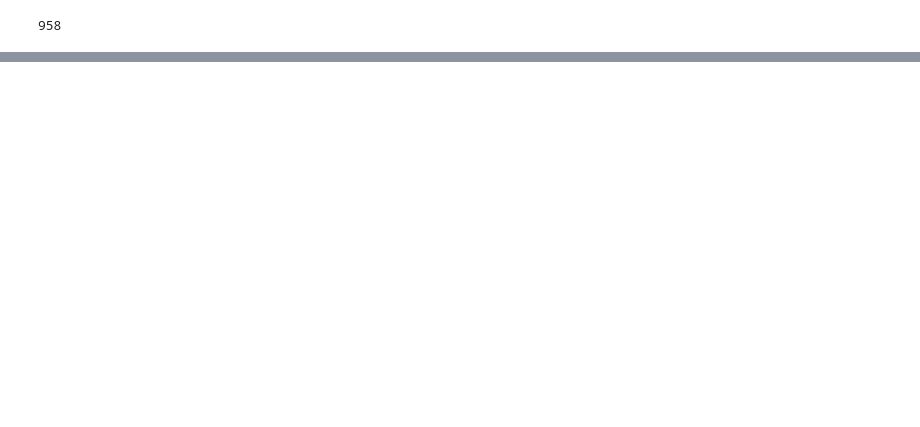
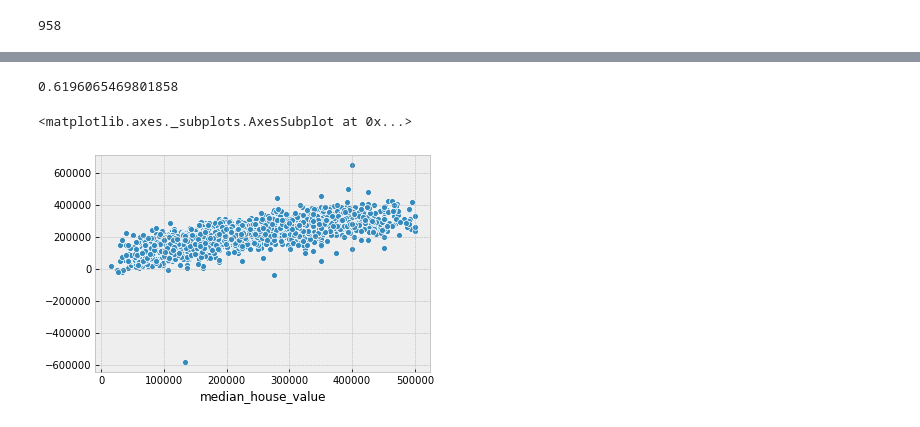
Before and after one commit to omotayo-alade/Scripts_Notebooks, a Jupyter notebook: notebooks/machine_learning.ipynb, the cells around one changed output, grey strips where cells are left out. Cells and saved outputs as stored; diff of their text form; code cells hidden in the pictures; blank space fills up the shorter version.

```diff
--- a/notebooks/machine_learning.ipynb
+++ b/notebooks/machine_learning.ipynb
@@ -315,0 +296,5 @@ df = df.drop()
+# %%
+X = df.drop('median_house_value', axis=1)
+Y = df['median_house_value']
+# %%
+x_train, x_test, y_train, y_test = train_test_split(X,Y, test_size=0.2)
@@ -315,0 +305,3 @@ df = df.drop()
+# %%
+linear_model = LinearRegression(normalize=True).fit(x_train,y_train)
+linear_model
@@ -315,0 +314,3 @@ df = df.drop()
+# %%
+y_pred = linear_model.predict(x_test)
+y_pred
@@ -315,0 +354,9 @@ df = df.drop()
+# %%
+r2_score(y_test, y_pred)
+# %% [output]
+0.6196065469801858
+# %%
+sns.scatterplot(x=y_test, y=y_pred)
+# %% [output]
+<matplotlib.axes._subplots.AxesSubplot at 0x...>
+[figure, added]
```
Also changed, not shown: parts of 26 cells of this notebook.
